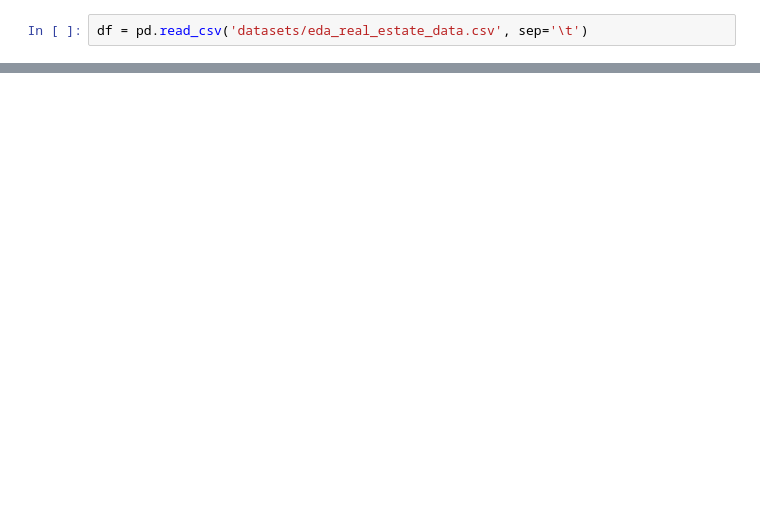
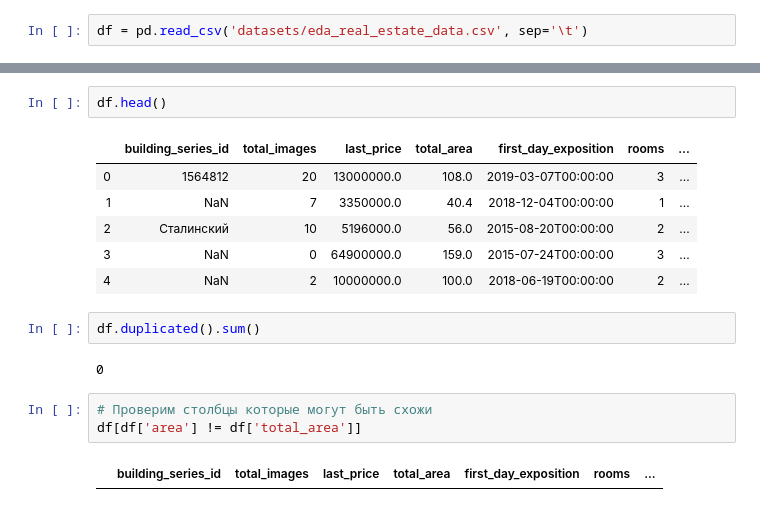
Before and after one commit to rendley/yandex_data_sciense, a Jupyter notebook: Step_3_Research_on_apartment_sales/research_on_apartment_sales.ipynb, the cells around one changed output, grey strips where cells are left out. Cells and saved outputs as stored; diff of their text form; blank space fills up the shorter version.

```diff
--- a/Step_3_Research_on_apartment_sales/research_on_apartment_sales.ipynb
+++ b/Step_3_Research_on_apartment_sales/research_on_apartment_sales.ipynb
@@ -18,0 +117,18 @@ df.head()
+# %%
+df.head()
+# %% [output]
+|  | building_series_id | total_images | last_price | total_area | first_day_exposition | rooms | ... |
+| 0 | 1564812 | 20 | 13000000.0 | 108.0 | 2019-03-07T00:00:00 | 3 | ... |
+| 1 | NaN | 7 | 3350000.0 | 40.4 | 2018-12-04T00:00:00 | 1 | ... |
+| 2 | Сталинский | 10 | 5196000.0 | 56.0 | 2015-08-20T00:00:00 | 2 | ... |
+| 3 | NaN | 0 | 64900000.0 | 159.0 | 2015-07-24T00:00:00 | 3 | ... |
+| 4 | NaN | 2 | 10000000.0 | 100.0 | 2018-06-19T00:00:00 | 2 | ... |
+# %%
+df.duplicated().sum()
+# %% [output]
+0
+# %%
+# Проверим столбцы которые могут быть схожи
+df[df['area'] != df['total_area']]
+# %% [output]
+|  | building_series_id | total_images | last_price | total_area | first_day_exposition | rooms | ... |
```
Also changed, not shown: parts of 44 cells of this notebook.
